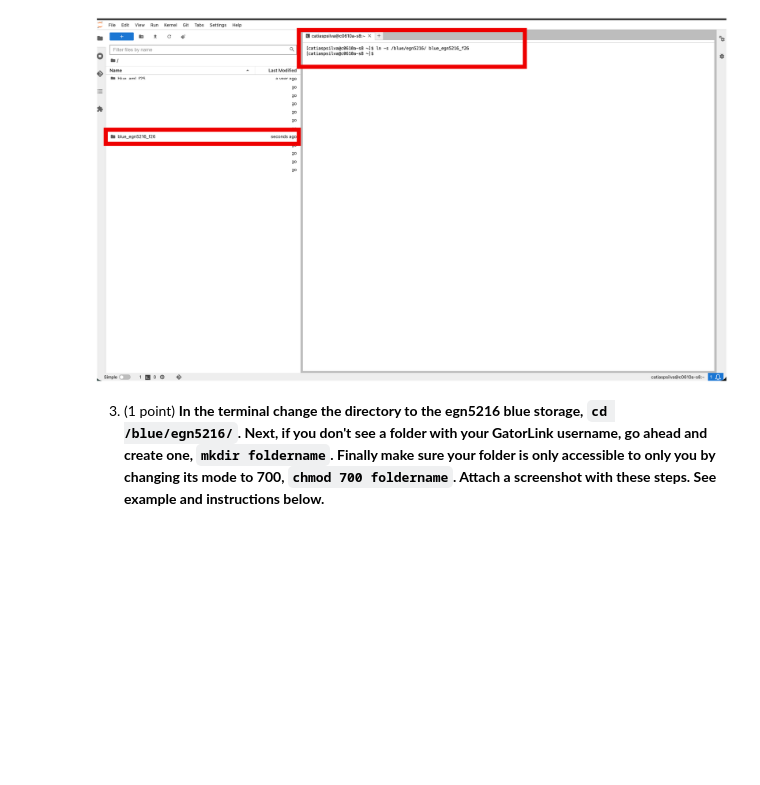
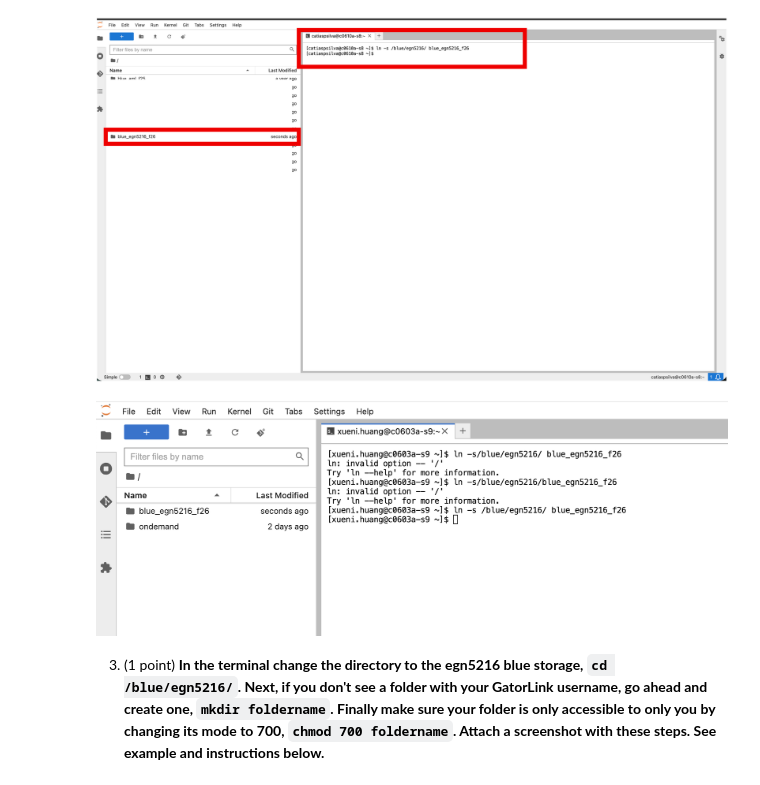
Before and after one commit to ShaeHuang/uf-egn5216-eel5934-eel4930-fall-2026-homework-0-shaehuang-main, a Jupyter notebook: Homework 0 Part 2.ipynb, the cells around one changed output. Saved outputs shown, nothing was run; the diff lists cells and outputs as text; code cells hidden in the pictures; blank space fills up the shorter version.

````diff
--- a/Homework 0 Part 2.ipynb
+++ b/Homework 0 Part 2.ipynb
@@ -119,6 +252,11 @@ Image('figures/ood_rc.png', width=900)
 Image('figures/symbolic_link.png', width=900)
 # %% [output]
 [figure]
+# %%
+from IPython.display import Image
+Image('figures/2.png', width=900)
+# %% [output]
+[figure, added]
 # %% [markdown]
 3. (1 point) **In the terminal change the directory to the egn5216 blue storage, ```cd /blue/egn5216/```. Next, if you don't see a folder with your GatorLink username, go ahead and create one, ```mkdir foldername```. Finally make sure your folder is only accessible to only you by changing its mode to 700, ```chmod 700 foldername```. Attach a screenshot with these steps. See example and instructions below.**
 # %%
````
Also changed, not shown: parts of 20 cells of this notebook, 1 other file.
